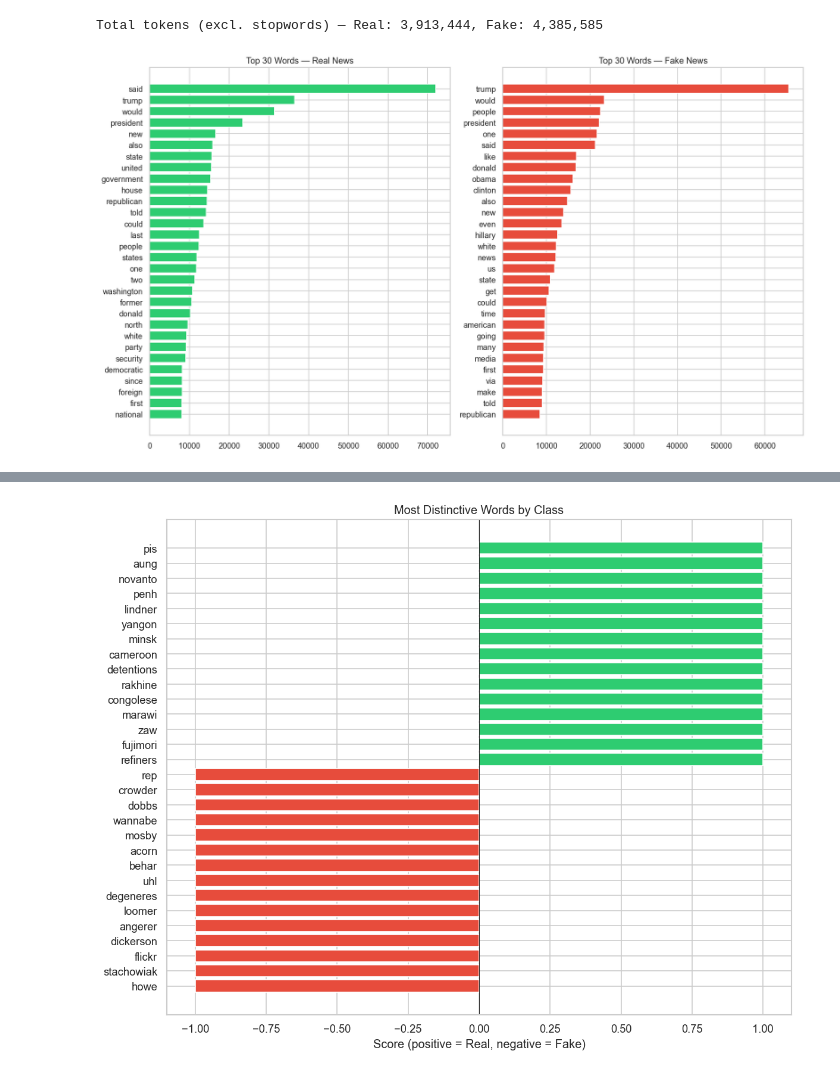
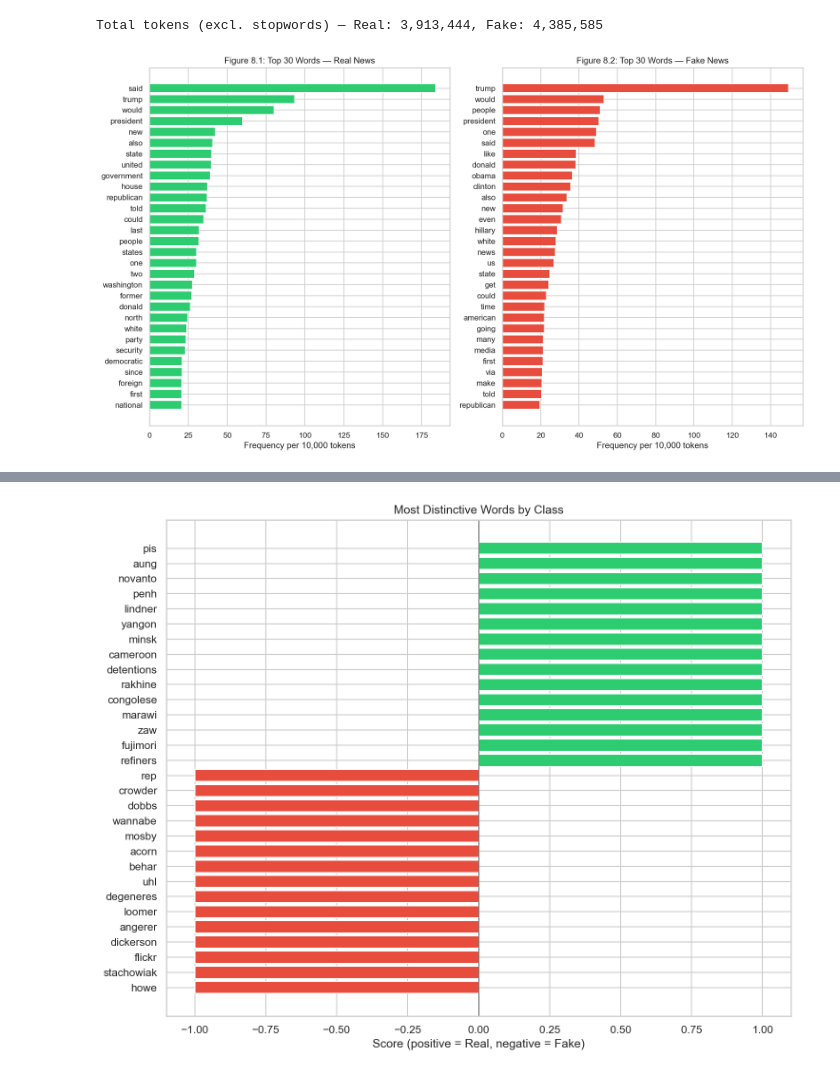
Before and after one commit to aoleszkiewicz/factlens, a Jupyter notebook: notebooks/explore/01_eda.ipynb, the cells around one changed output, grey strips where cells are left out. Cells and saved outputs as stored; diff of their text form; code cells hidden in the pictures.

```diff
--- a/notebooks/explore/01_eda.ipynb
+++ b/notebooks/explore/01_eda.ipynb
@@ -12,7 +12,6 @@ import seaborn as sns
 from collections import Counter
 from scipy.stats import mannwhitneyu
 import re
-import warnings
 
 import nltk
 nltk.download("stopwords", quiet=True)
@@ -20,10 +19,9 @@ from nltk.corpus import stopwords
 
 from wordcloud import WordCloud
 
-warnings.filterwarnings("ignore")
 sns.set_theme(style="whitegrid", palette="muted")
 plt.rcParams["figure.figsize"] = (10, 6)
-plt.rcParams["figure.dpi"] = 120
+plt.rcParams["figure.dpi"] = 150
 
 LABEL_NAMES = {0: "Fake", 1: "Real"}
 LABEL_COLORS = {0: "#e74c3c", 1: "#2ecc71"}
@@ -446,3 +481,19 @@ Shortest articles:
 | 32458 |  | 0 | 0 |
 | 32607 |  | 0 | 0 |
 | 32642 |  | 0 | 0 |
+# %%
+news_df["avg_sentence_len"] = news_df["word_count"] / news_df["sentence_count"].replace(0, np.nan)
+
+print("Average sentence length (words per sentence) by class:\n")
+print(news_df.groupby("label")["avg_sentence_len"].describe().rename(index=LABEL_NAMES).round(2))
+
+fig, ax = plt.subplots(figsize=(10, 5))
+for label, name in LABEL_NAMES.items():
+    subset = news_df[news_df["label"] == label]["avg_sentence_len"].dropna()
+    sns.kdeplot(subset, ax=ax, label=name, color=LABEL_COLORS[label],
+                fill=True, alpha=0.3, common_norm=False, clip=(0, 80))
+ax.set_title("Figure 6.8: Average Sentence Length Distribution by Class")
+ax.set_xlabel("Words per Sentence")
+ax.legend()
+plt.tight_layout()
+plt.show()
@@ -606,22 +698,32 @@ Total tokens (excl. stopwords) — Real: 3,913,444, Fake: 4,385,585
 # %%
 n = 30
 fig, (ax1, ax2) = plt.subplots(1, 2, figsize=(14, 8))
 
 real_top = real_freq.most_common(n)
 fake_top = fake_freq.most_common(n)
 
-ax1.barh([w for w, _ in real_top][::-1], [c for _, c in real_top][::-1],
-         color=LABEL_COLORS[1])
-ax1.set_title(f"Top {n} Words — Real News")
+# Normalize to relative frequency (per 10,000 tokens)
+real_total = sum(real_freq.values())
+fake_total = sum(fake_freq.values())
 
-ax2.barh([w for w, _ in fake_top][::-1], [c for _, c in fake_top][::-1],
-         color=LABEL_COLORS[0])
-ax2.set_title(f"Top {n} Words — Fake News")
+real_words = [w for w, _ in real_top][::-1]
+real_rates = [c / real_total * 10_000 for _, c in real_top][::-1]
+
+fake_words = [w for w, _ in fake_top][::-1]
+fake_rates = [c / fake_total * 10_000 for _, c in fake_top][::-1]
+
+ax1.barh(real_words, real_rates, color=LABEL_COLORS[1])
+ax1.set_title(f"Figure 8.1: Top {n} Words — Real News")
+ax1.set_xlabel("Frequency per 10,000 tokens")
+
+ax2.barh(fake_words, fake_rates, color=LABEL_COLORS[0])
+ax2.set_title(f"Figure 8.2: Top {n} Words — Fake News")
+ax2.set_xlabel("Frequency per 10,000 tokens")
 
 plt.tight_layout()
 plt.show()
 # %% [output]
-[figure, old version]
+[figure, new version]
 # %%
 fig, (ax1, ax2) = plt.subplots(1, 2, figsize=(16, 7))
 
```
Also changed, not shown: parts of 14 cells of this notebook.
